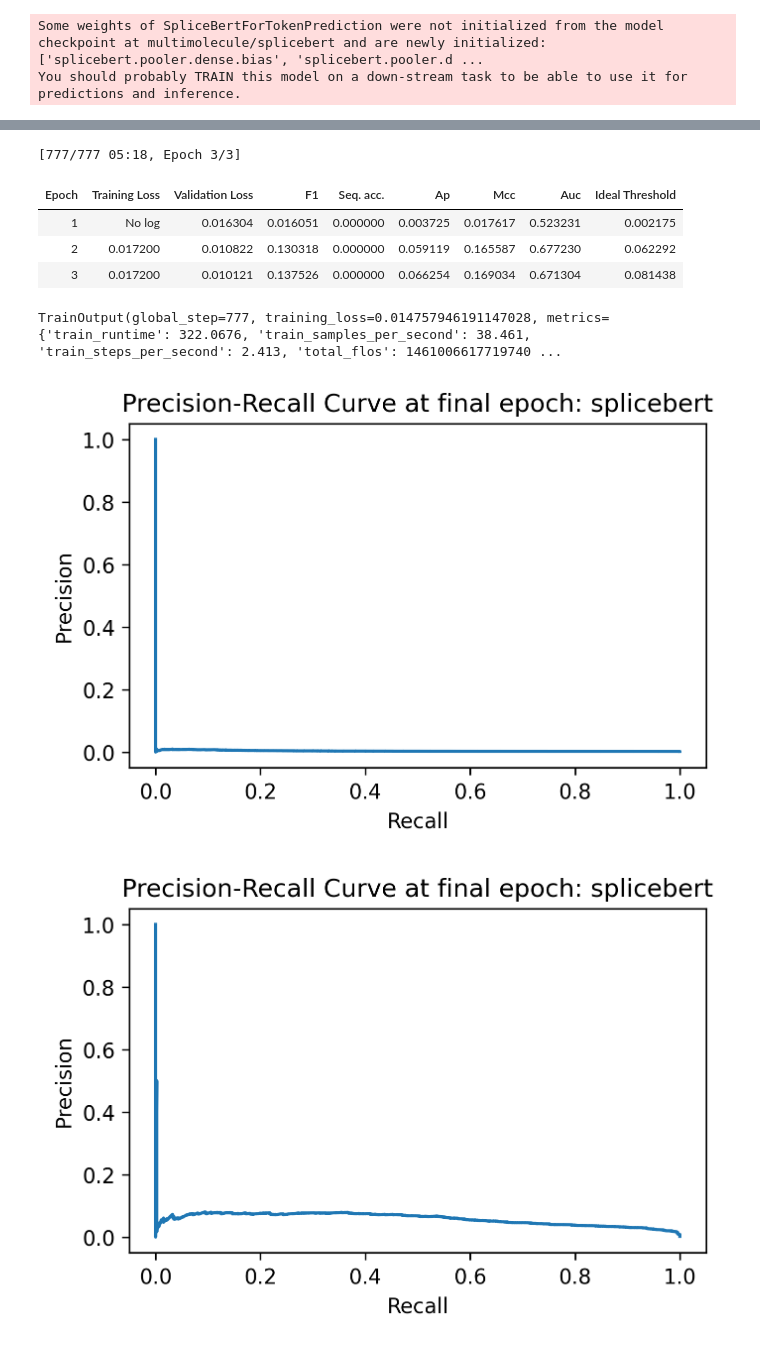
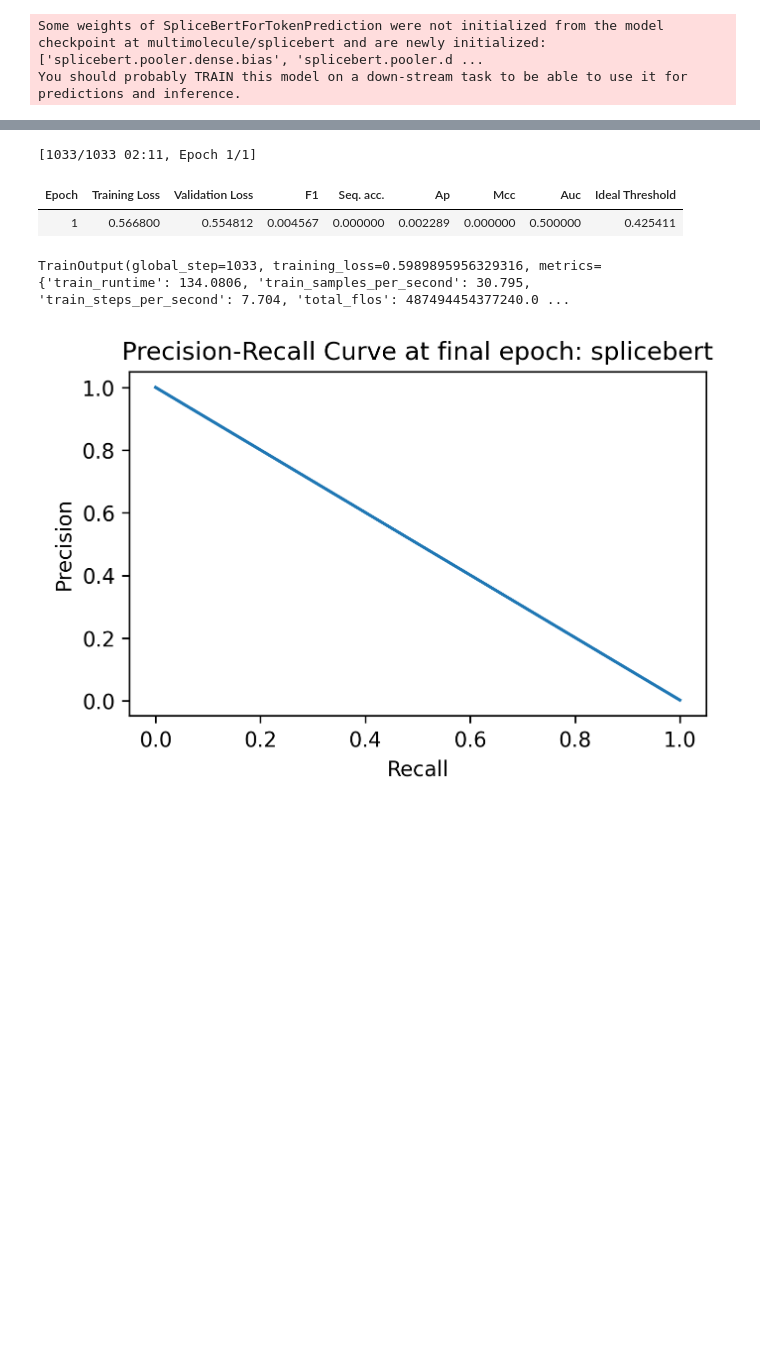
Before and after one commit to AliSaadatV/BP_LM, a Jupyter notebook: multimolecule_training.ipynb, the cells around one changed output, grey strips where cells are left out. Saved outputs shown, nothing was run; the diff lists cells and outputs as text; code cells hidden in the pictures; blank space fills up the shorter version.

```diff
--- a/multimolecule_training.ipynb
+++ b/multimolecule_training.ipynb
@@ -4,8 +4,8 @@
 Any RNA model can be selected from the [MultiMolecule](https://multimolecule.danling.org/models/) website. Simple change the `MULTIMOLECULE_MODEL` variable in the cell below, and the the two cells under the tokenizer "Load the desired model and tokenizer" section.
 # %%
 # GLOBAL VARIABLES
-WORKING_DIRECTORY = '/content/drive/MyDrive/Machine_Learning_(CS-433)/Project_2'
-DATASET_PATH = 'data/dataset.txt'
+WORKING_DIRECTORY = '/content/drive/MyDrive/epfl_ml_project'
+DATASET_PATH = 'data/fresh_dataset.txt'
 
 # For some reason, the splicebert model doesn't work when this is set to 1024
 # (even tho max input length in docs say 1024 is max length)
@@ -154,0 +69,5 @@ test_dataset = test_dataset.add_column("labels", test_labels)
+# %%
+# Load dataset
+df = pd.read_csv(DATASET_PATH, sep='\t')
+
+train_dataset, val_dataset, test_dataset = create_dataset(df, tokenizer, model, MODEL_MAX_INPUT_SIZE, SEED, SAMPLE_N_DATAPOINTS)
@@ -387,7 +91,7 @@ import os
 os.environ["WANDB_MODE"] = "disabled"
 # %%
 # Define model training parameters
-batch_size = 16
+batch_size = 4
 
 args = TrainingArguments(
     f"multimolecule-{MULTIMOLECULE_MODEL}-finetuned-secondary-structure",
@@ -396,7 +100,7 @@ args = TrainingArguments(
     learning_rate=3e-4,
     per_device_train_batch_size=batch_size,
     per_device_eval_batch_size=batch_size,
-    num_train_epochs=3,
+    num_train_epochs=1,
     optim = "adamw_torch",
     weight_decay=0.001,
     load_best_model_at_end=True,
@@ -405,25 +109,23 @@ args = TrainingArguments(
     #push_to_hub=True,
 )
 # %%
+metrics = lambda x: compute_metrics(x, "test_metrics")
 trainer = Trainer(
     model,
     args,
     train_dataset=train_dataset,
     eval_dataset=val_dataset,
-    compute_metrics=compute_metrics,
+    compute_metrics=metrics,
     preprocess_logits_for_metrics = preprocess_logits_for_metrics,
     tokenizer=tokenizer,
     data_collator=data_collator,
 )
 
 trainer.train()
 # %% [output]
 wandb: WARNING The `run_name` is currently set to the same value as `TrainingArguments.output_dir`. If this was not intended, please specify a different run name by setting the `TrainingArguments.run_ ...
-[777/777 05:18, Epoch 3/3]
+[1033/1033 02:11, Epoch 1/1]
 | Epoch | Training Loss | Validation Loss | F1 | Seq. acc. | Ap | Mcc | Auc | Ideal Threshold |
-| 1 | No log | 0.016304 | 0.016051 | 0.000000 | 0.003725 | 0.017617 | 0.523231 | 0.002175 |
-| 2 | 0.017200 | 0.010822 | 0.130318 | 0.000000 | 0.059119 | 0.165587 | 0.677230 | 0.062292 |
-| 3 | 0.017200 | 0.010121 | 0.137526 | 0.000000 | 0.066254 | 0.169034 | 0.671304 | 0.081438 |
+| 1 | 0.566800 | 0.554812 | 0.004567 | 0.000000 | 0.002289 | 0.000000 | 0.500000 | 0.425411 |
-TrainOutput(global_step=777, training_loss=0.014757946191147028, metrics={'train_runtime': 322.0676, 'train_samples_per_second': 38.461, 'train_steps_per_second': 2.413, 'total_flos': 1461006617719740 ...
+TrainOutput(global_step=1033, training_loss=0.5989895956329316, metrics={'train_runtime': 134.0806, 'train_samples_per_second': 30.795, 'train_steps_per_second': 7.704, 'total_flos': 487494454377240.0 ...
-[figure, old version]
+[figure, new version]
-[figure, removed]
```
Also changed, not shown: parts of 21 cells of this notebook, 4 other files.
